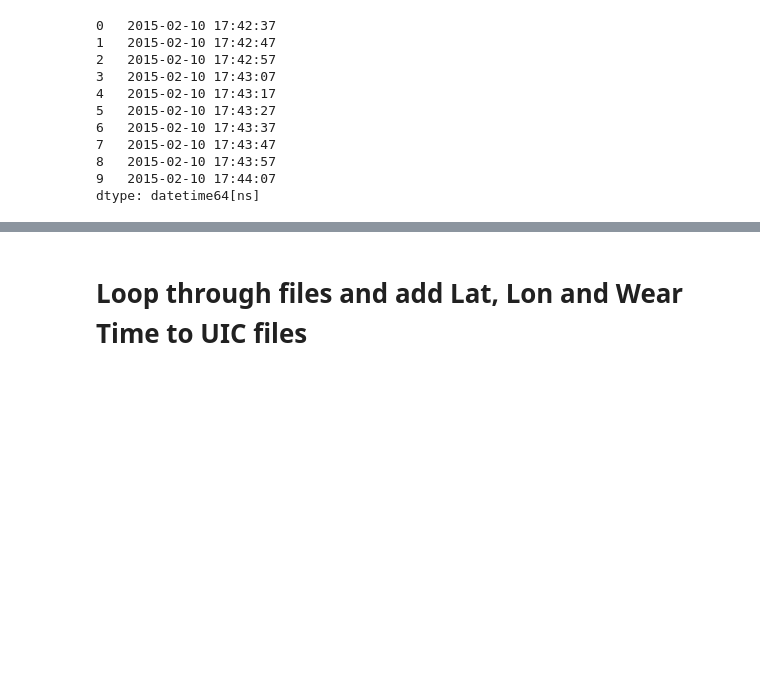
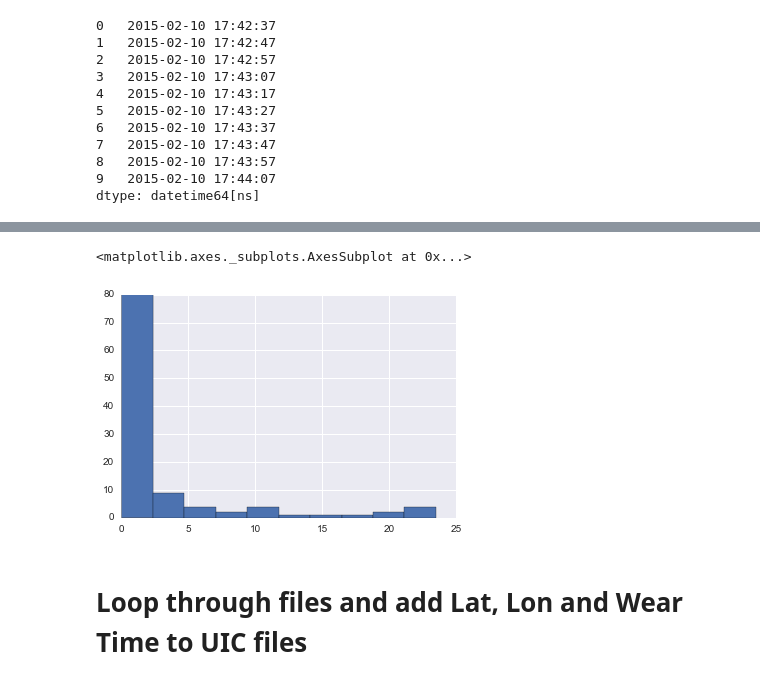
Before and after one commit to Luke3D/CbrAnalysis, a Jupyter notebook: GPS_AnalysisUIC.ipynb, the cells around one changed output, grey strips where cells are left out. Saved outputs shown, nothing was run; the diff lists cells and outputs as text; code cells hidden in the pictures; blank space fills up the shorter version.

```diff
--- a/GPS_AnalysisUIC.ipynb
+++ b/GPS_AnalysisUIC.ipynb
@@ -56,3 +185,8 @@ dtype: datetime64[ns]
+# %%
+Baseline['Duration'].apply(lambda x: x.total_seconds()/60/60).hist()
+# %% [output]
+<matplotlib.axes._subplots.AxesSubplot at 0x...>
+[figure, added]
 # %%
 #Baseline: UIC Gps preprocessed Data
 #GPSdata: raw Gps data with wear time fraction
```
Also changed, not shown: parts of 5 cells of this notebook.
